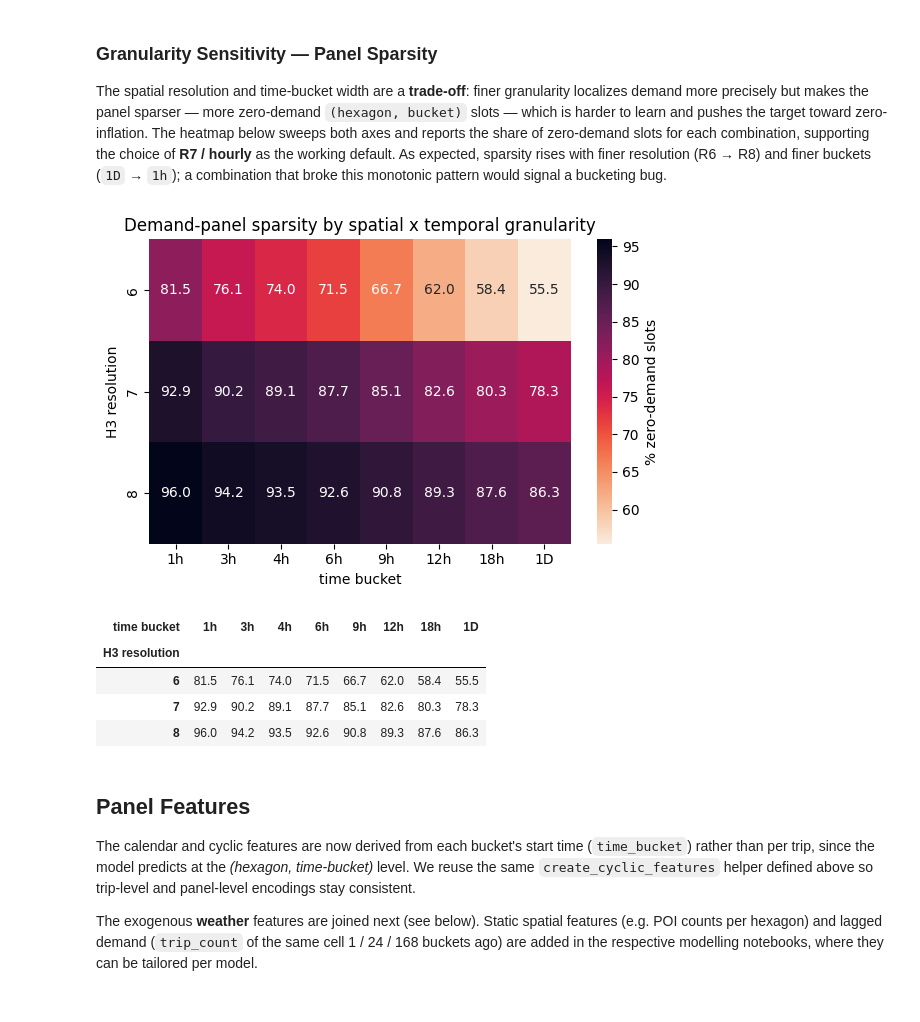
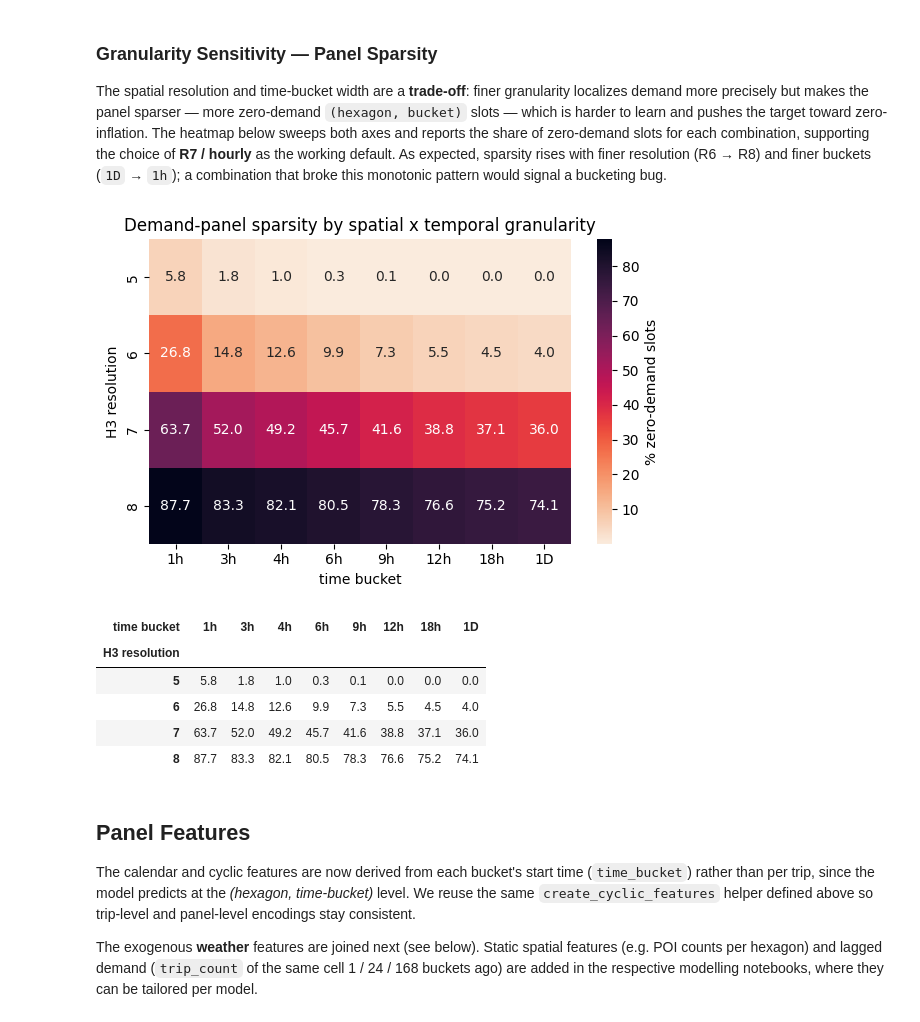
Before and after one commit to timoerc/AAA26-Chicago-Mobility, a Jupyter notebook: notebooks/04_feature_engineering.ipynb, the cells around one changed output. Saved outputs shown, nothing was run; the diff lists cells and outputs as text; code cells hidden in the pictures.

```diff
--- a/notebooks/04_feature_engineering.ipynb
+++ b/notebooks/04_feature_engineering.ipynb
@@ -22,7 +22,7 @@ os.chdir(ROOT_DIR)
 
 from scripts.helpers.datasets import load_taxi_data
 # %%
-df = load_taxi_data(preprocessed=True)
+df = load_taxi_data(preprocessed=False)
 # %% [markdown]
 ## Demand Panel — Forecasting Target (Hexagon × Time Bucket)
 
@@ -87,36 +87,37 @@ The spatial resolution and time-bucket width are a **trade-off**: finer granular
 # %%
 import itertools
 
-RES_SWEEP  = [6, 7, 8]
+RES_SWEEP  = [5, 6, 7, 8]
 FREQ_SWEEP = ["1h", "3h", "4h", "6h", "9h", "12h", "18h","1D"]
 
 # H3 assignment is the expensive part — do it once per resolution.
 for res in RES_SWEEP:
     if f"pickup_h3_r{res}" not in df.columns:
         add_h3_cells(df, res)
 
 # Share of zero-demand (hexagon x bucket) slots for each granularity combo.
 zero_grid = pd.DataFrame(index=RES_SWEEP, columns=FREQ_SWEEP, dtype=float)
 for res, fr in itertools.product(RES_SWEEP, FREQ_SWEEP):
     p = build_demand_panel(df, resolution=res, freq=fr)
     zero_grid.loc[res, fr] = (p["trip_count"] == 0).mean() * 100
 zero_grid.index.name = "H3 resolution"
 zero_grid.columns.name = "time bucket"
 
 fig, ax = plt.subplots(figsize=(6, 4))
 sns.heatmap(zero_grid, annot=True, fmt=".1f", cmap="rocket_r",
             cbar_kws={"label": "% zero-demand slots"}, ax=ax)
 ax.set_title("Demand-panel sparsity by spatial x temporal granularity")
 plt.tight_layout()
 plt.show()
 zero_grid.round(1)
 # %% [output]
-[figure, old version]
+[figure, new version]
 | time bucket | 1h | 3h | 4h | 6h | 9h | 12h | 18h | 1D |
 | H3 resolution |  |  |  |  |  |  |  |  |
-| 6 | 81.5 | 76.1 | 74.0 | 71.5 | 66.7 | 62.0 | 58.4 | 55.5 |
-| 7 | 92.9 | 90.2 | 89.1 | 87.7 | 85.1 | 82.6 | 80.3 | 78.3 |
-| 8 | 96.0 | 94.2 | 93.5 | 92.6 | 90.8 | 89.3 | 87.6 | 86.3 |
+| 5 | 5.8 | 1.8 | 1.0 | 0.3 | 0.1 | 0.0 | 0.0 | 0.0 |
+| 6 | 26.8 | 14.8 | 12.6 | 9.9 | 7.3 | 5.5 | 4.5 | 4.0 |
+| 7 | 63.7 | 52.0 | 49.2 | 45.7 | 41.6 | 38.8 | 37.1 | 36.0 |
+| 8 | 87.7 | 83.3 | 82.1 | 80.5 | 78.3 | 76.6 | 75.2 | 74.1 |
 # %% [markdown]
 ## Panel Features
 
```
Also changed, not shown: parts of 2 cells of this notebook, 4 other files.
